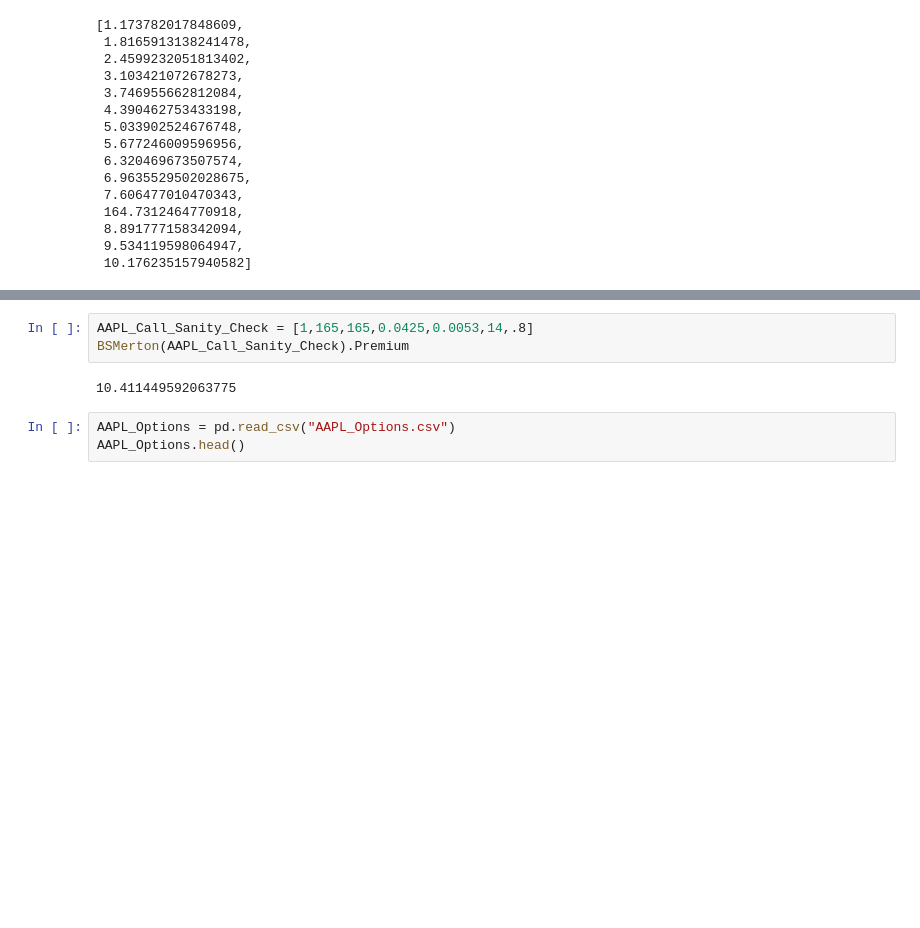
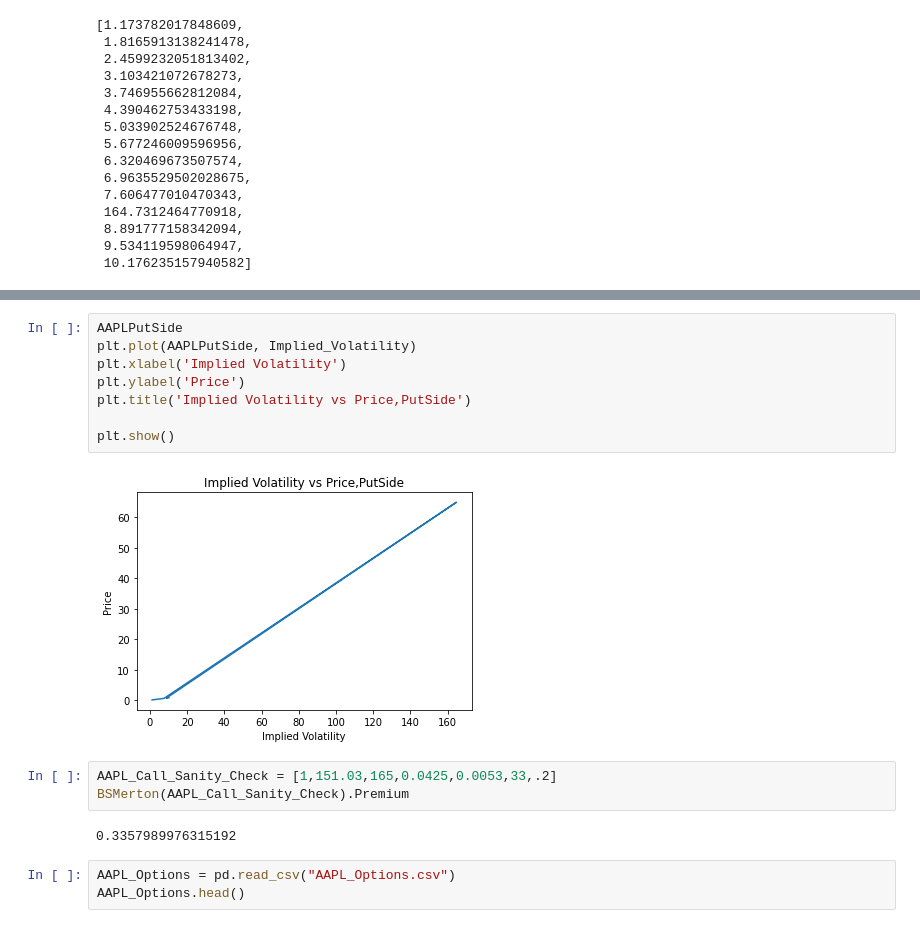
Before and after one commit to MEstrada21/FinTech-545-Spring2023, a Jupyter notebook: Week06/Project/HomeworkWeek06.ipynb, the cells around one changed output, grey strips where cells are left out. Drawn from its saved outputs; the diff is of its cells as text; blank space fills up the shorter version.

```diff
--- a/Week06/Project/HomeworkWeek06.ipynb
+++ b/Week06/Project/HomeworkWeek06.ipynb
@@ -184,8 +185,18 @@ AAPLPutSide
+# %%
+AAPLPutSide
+plt.plot(AAPLPutSide, Implied_Volatility)
+plt.xlabel('Implied Volatility')
+plt.ylabel('Price')
+plt.title('Implied Volatility vs Price,PutSide')
+
+plt.show()
+# %% [output]
+[figure, added]
 # %%
-AAPL_Call_Sanity_Check = [1,165,165,0.0425,0.0053,14,.8]
+AAPL_Call_Sanity_Check = [1,151.03,165,0.0425,0.0053,33,.2]
 BSMerton(AAPL_Call_Sanity_Check).Premium
 # %% [output]
-10.411449592063775
+0.3357989976315192
 # %%
 AAPL_Options = pd.read_csv("AAPL_Options.csv")
 AAPL_Options.head()
```
Also changed, not shown: parts of 22 cells of this notebook, 2 other files.
